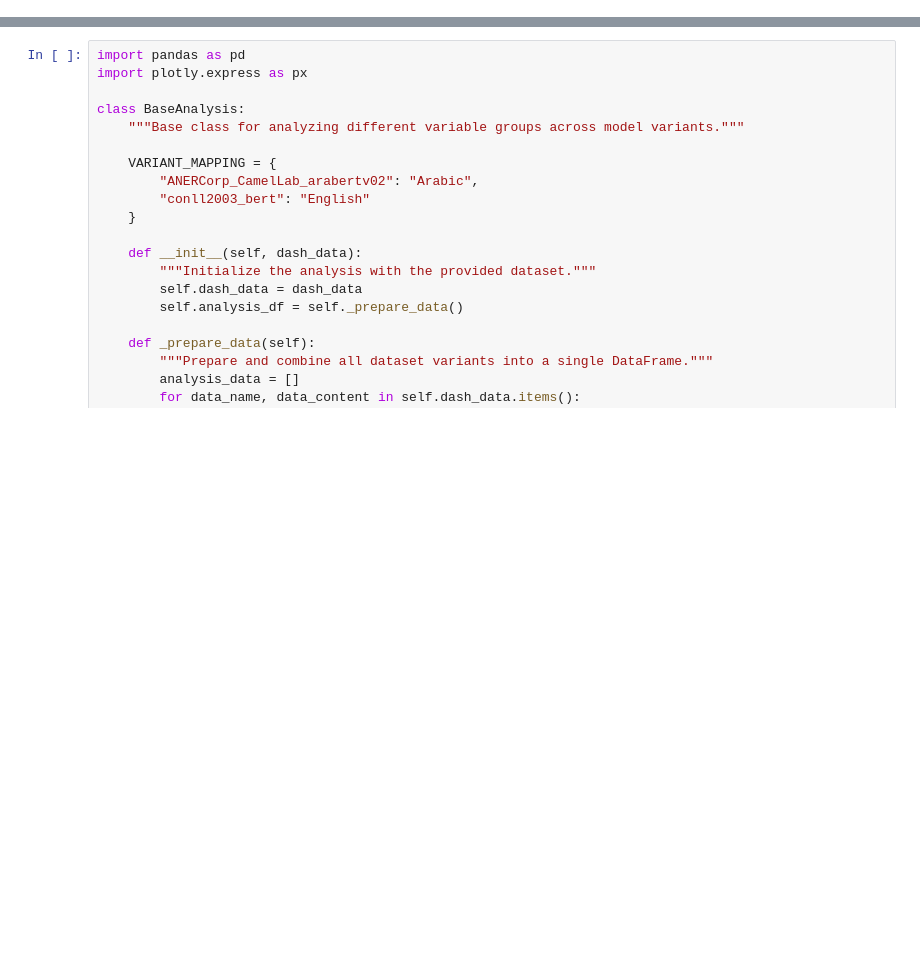
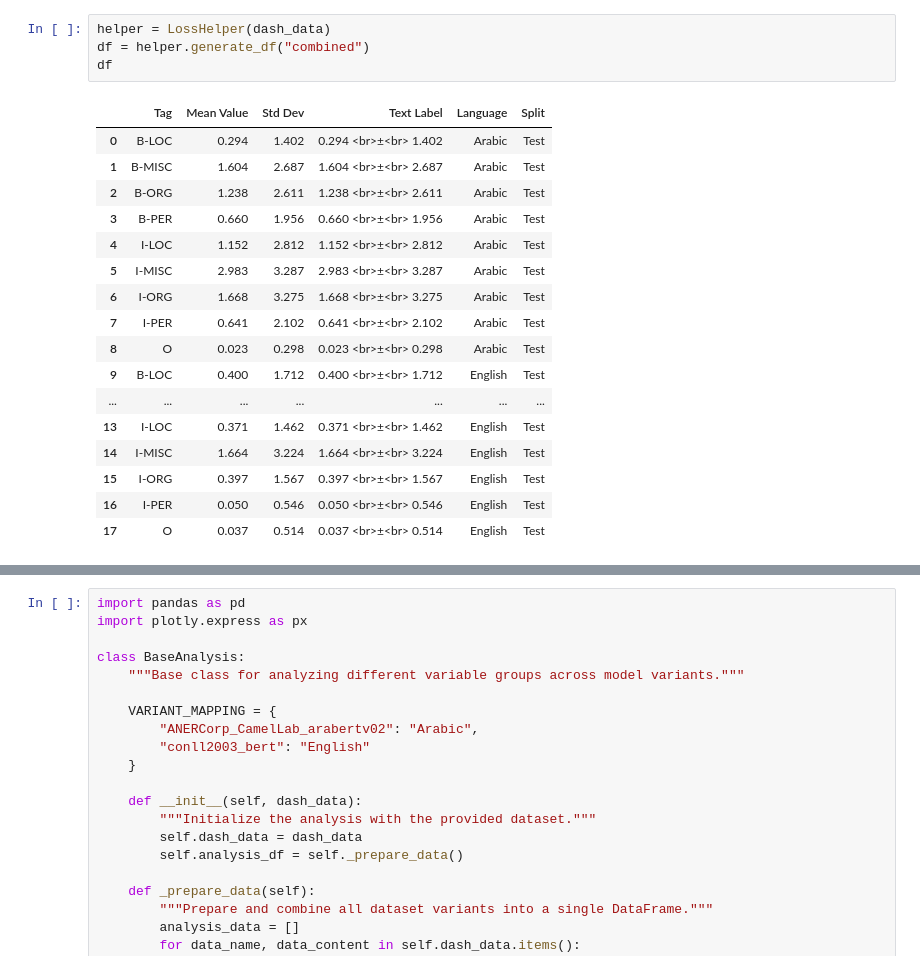
Before and after one commit to ay94/deformar-dashboard, a Jupyter notebook: notebooks/analysis/joint_analysis.ipynb, the cells around one changed output, grey strips where cells are left out. Drawn from its saved outputs; the diff is of its cells as text; blank space fills up the shorter version.

```diff
--- a/notebooks/analysis/joint_analysis.ipynb
+++ b/notebooks/analysis/joint_analysis.ipynb
@@ -49,0 +1512,22 @@ dash_data = data_manager.load_data()
+# %%
+helper = LossHelper(dash_data)
+df = helper.generate_df("combined")
+df
+# %% [output]
+|  | Tag | Mean Value | Std Dev | Text Label | Language | Split |
+| 0 | B-LOC | 0.294 | 1.402 | 0.294 <br>±<br> 1.402 | Arabic | Test |
+| 1 | B-MISC | 1.604 | 2.687 | 1.604 <br>±<br> 2.687 | Arabic | Test |
+| 2 | B-ORG | 1.238 | 2.611 | 1.238 <br>±<br> 2.611 | Arabic | Test |
+| 3 | B-PER | 0.660 | 1.956 | 0.660 <br>±<br> 1.956 | Arabic | Test |
+| 4 | I-LOC | 1.152 | 2.812 | 1.152 <br>±<br> 2.812 | Arabic | Test |
+| 5 | I-MISC | 2.983 | 3.287 | 2.983 <br>±<br> 3.287 | Arabic | Test |
+| 6 | I-ORG | 1.668 | 3.275 | 1.668 <br>±<br> 3.275 | Arabic | Test |
+| 7 | I-PER | 0.641 | 2.102 | 0.641 <br>±<br> 2.102 | Arabic | Test |
+| 8 | O | 0.023 | 0.298 | 0.023 <br>±<br> 0.298 | Arabic | Test |
+| 9 | B-LOC | 0.400 | 1.712 | 0.400 <br>±<br> 1.712 | English | Test |
+| ... | ... | ... | ... | ... | ... | ... |
+| 13 | I-LOC | 0.371 | 1.462 | 0.371 <br>±<br> 1.462 | English | Test |
+| 14 | I-MISC | 1.664 | 3.224 | 1.664 <br>±<br> 3.224 | English | Test |
+| 15 | I-ORG | 0.397 | 1.567 | 0.397 <br>±<br> 1.567 | English | Test |
+| 16 | I-PER | 0.050 | 0.546 | 0.050 <br>±<br> 0.546 | English | Test |
+| 17 | O | 0.037 | 0.514 | 0.037 <br>±<br> 0.514 | English | Test |
```
Also changed, not shown: parts of 10 cells of this notebook, 5 other files.
